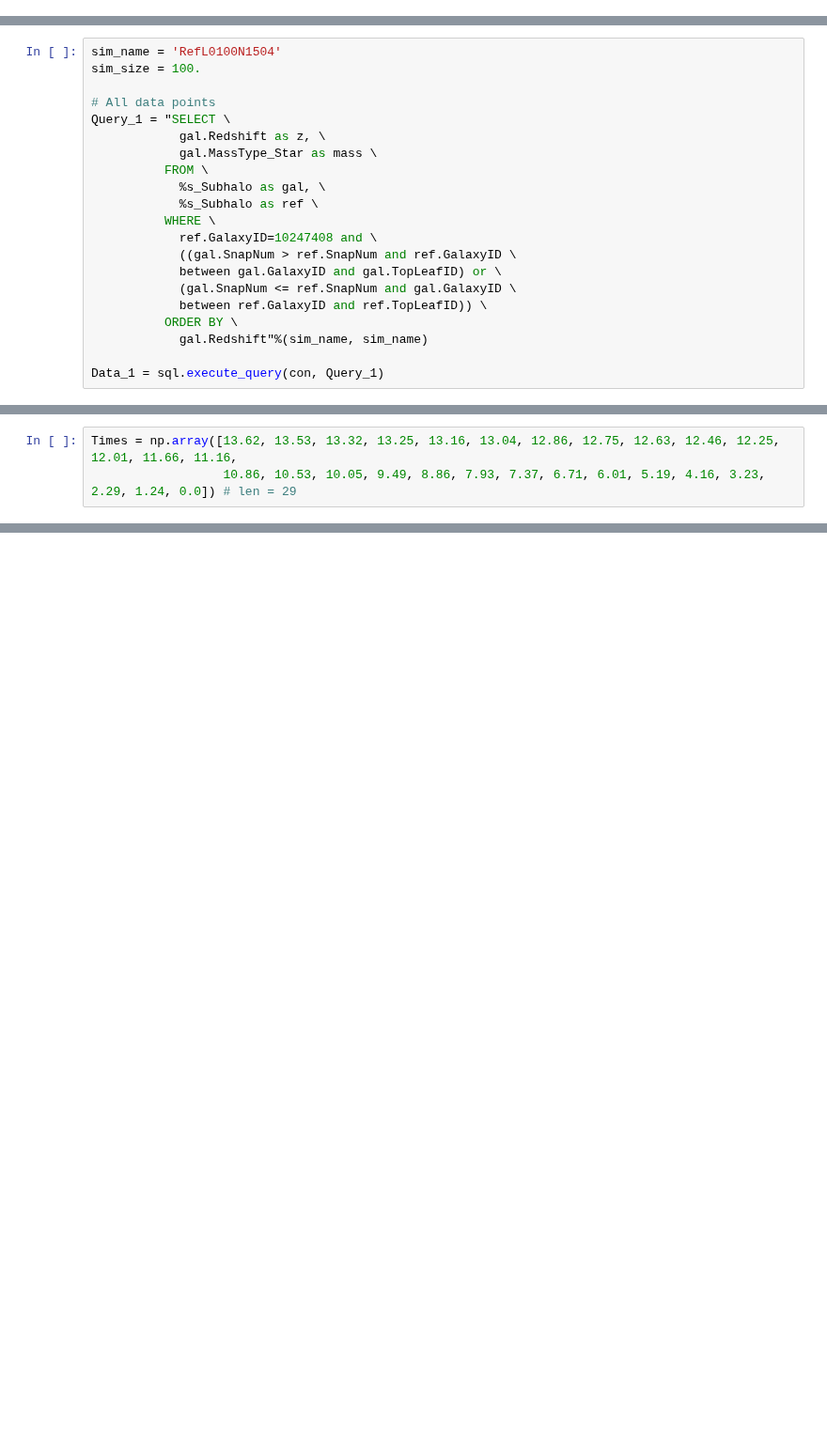
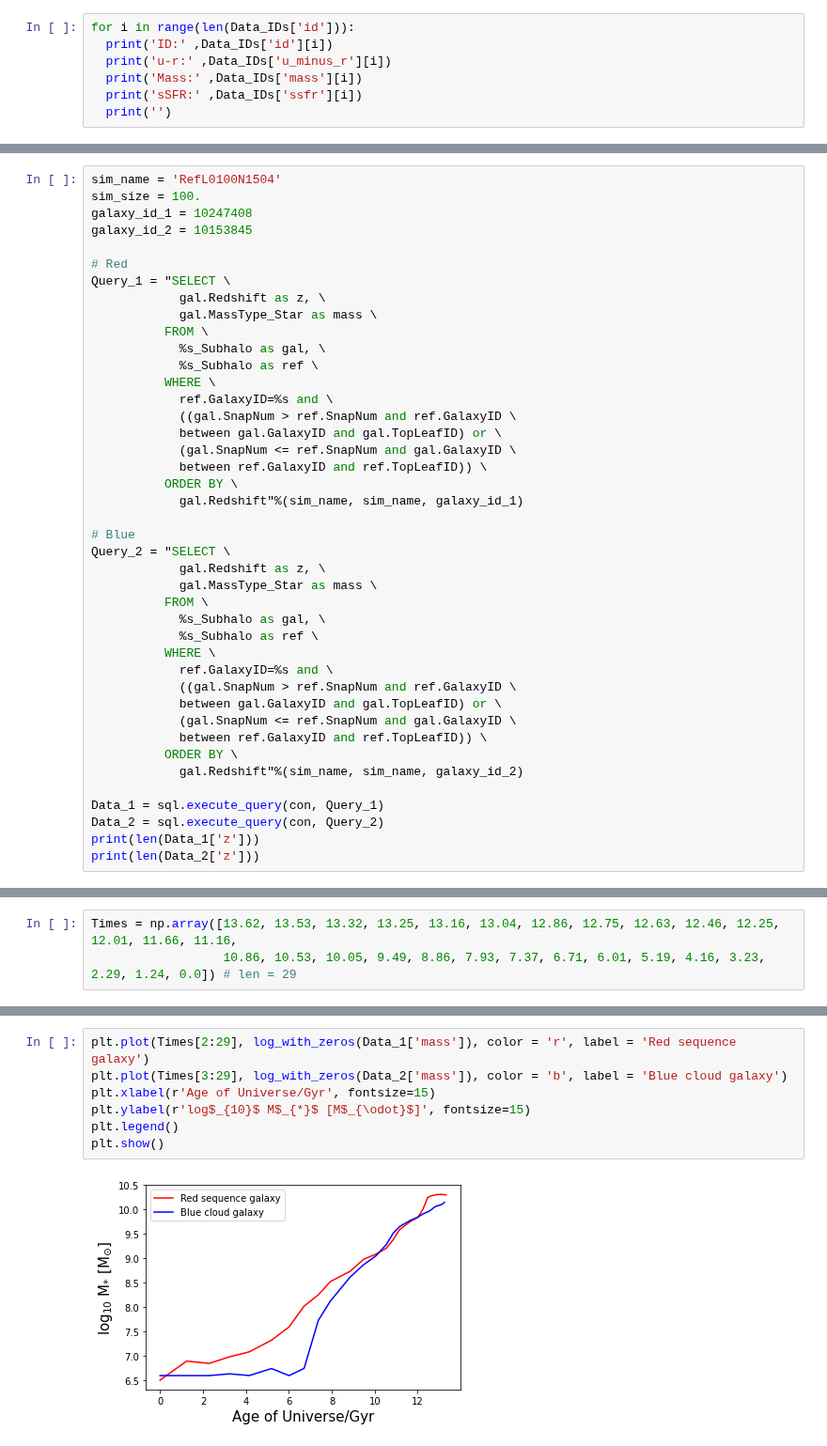
Before and after one commit to xvh422/L4-Project, a Jupyter notebook: Merger.ipynb, the cells around one changed output, grey strips where cells are left out. Shown at 94% size. Saved outputs shown, nothing was run; the diff lists cells and outputs as text; blank space fills up the shorter version.

```diff
--- a/Merger.ipynb
+++ b/Merger.ipynb
@@ -19,0 +42,7 @@ con = sql.connect("vwg533", password = "FZtn087h")
+# %%
+for i in range(len(Data_IDs['id'])):
+  print('ID:' ,Data_IDs['id'][i])
+  print('u-r:' ,Data_IDs['u_minus_r'][i])
+  print('Mass:' ,Data_IDs['mass'][i])
+  print('sSFR:' ,Data_IDs['ssfr'][i])
+  print('')
@@ -20,8 +67,10 @@ con = sql.connect("vwg533", password = "FZtn087h")
 # %%
 sim_name = 'RefL0100N1504'
 sim_size = 100.
+galaxy_id_1 = 10247408
+galaxy_id_2 = 10153845
 
-# All data points
+# Red
 Query_1 = "SELECT \
             gal.Redshift as z, \
             gal.MassType_Star as mass \
@@ -29,12 +78,31 @@ Query_1 = "SELECT \
             %s_Subhalo as gal, \
             %s_Subhalo as ref \
           WHERE \
-            ref.GalaxyID=10247408 and \
+            ref.GalaxyID=%s and \
             ((gal.SnapNum > ref.SnapNum and ref.GalaxyID \
             between gal.GalaxyID and gal.TopLeafID) or \
             (gal.SnapNum <= ref.SnapNum and gal.GalaxyID \
             between ref.GalaxyID and ref.TopLeafID)) \
           ORDER BY \
-            gal.Redshift"%(sim_name, sim_name)
+            gal.Redshift"%(sim_name, sim_name, galaxy_id_1)
+
+# Blue
+Query_2 = "SELECT \
+            gal.Redshift as z, \
+            gal.MassType_Star as mass \
+          FROM \
+            %s_Subhalo as gal, \
+            %s_Subhalo as ref \
+          WHERE \
+            ref.GalaxyID=%s and \
+            ((gal.SnapNum > ref.SnapNum and ref.GalaxyID \
+            between gal.GalaxyID and gal.TopLeafID) or \
+            (gal.SnapNum <= ref.SnapNum and gal.GalaxyID \
+            between ref.GalaxyID and ref.TopLeafID)) \
+          ORDER BY \
+            gal.Redshift"%(sim_name, sim_name, galaxy_id_2)
 
 Data_1 = sql.execute_query(con, Query_1)
+Data_2 = sql.execute_query(con, Query_2)
+print(len(Data_1['z']))
+print(len(Data_2['z']))
@@ -63,0 +130,9 @@ plt.show()
+# %%
+plt.plot(Times[2:29], log_with_zeros(Data_1['mass']), color = 'r', label = 'Red sequence galaxy')
+plt.plot(Times[3:29], log_with_zeros(Data_2['mass']), color = 'b', label = 'Blue cloud galaxy')
+plt.xlabel(r'Age of Universe/Gyr', fontsize=15)
+plt.ylabel(r'log$_{10}$ M$_{*}$ [M$_{\odot}$]', fontsize=15)
+plt.legend()
+plt.show()
+# %% [output]
+[figure, added]
```
Also changed, not shown: parts of 4 cells of this notebook.
